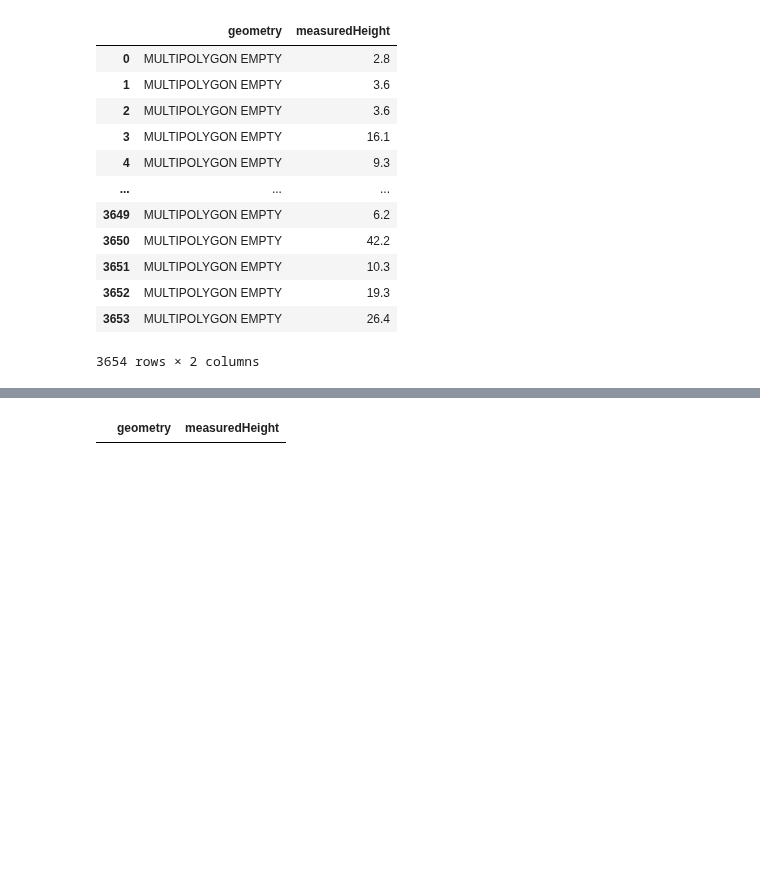
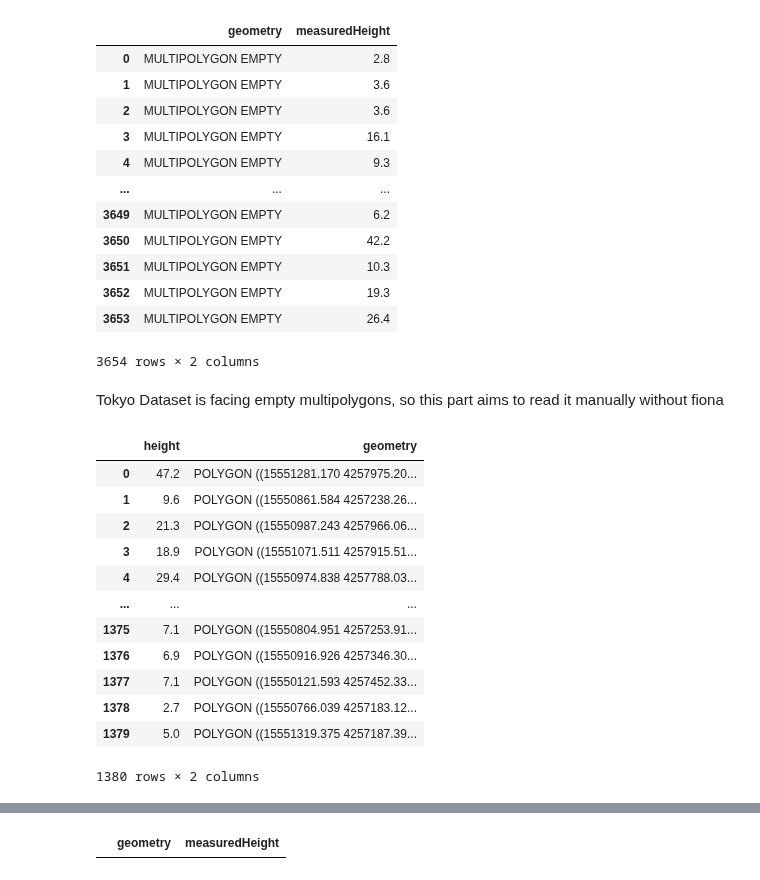
Before and after one commit to LQCHAN022/UMP-estimation, a Jupyter notebook: data_pipeline.ipynb, the cells around one changed output, grey strips where cells are left out. Drawn from its saved outputs; the diff is of its cells as text; code cells hidden in the pictures; blank space fills up the shorter version.

```diff
--- a/data_pipeline.ipynb
+++ b/data_pipeline.ipynb
@@ -270,3 +306,46 @@ problem_gdfs
 | 3652 | MULTIPOLYGON EMPTY | 19.3 |
 | 3653 | MULTIPOLYGON EMPTY | 26.4 |
 3654 rows × 2 columns
+# %% [markdown]
+Tokyo Dataset is facing empty multipolygons, so this part aims to read it manually without fiona
+# %%
+# Manually read the gml as xml and extract the geometry
+doc = xml.dom.minidom.parse("data/13100_tokyo23-ku_2020_citygml_3_2_op/udx/bldg/53394525_bldg_6697_2_op.gml")
+# buildings = doc.getElementsByTagName("bldg:lod1Solid") # This is Plateau dataset specific
+buildings = doc.getElementsByTagName("bldg:Building") # This is Plateau dataset specific
+buildings_coords = [building\
+                    .getElementsByTagName("bldg:lod1Solid")[0]\
+                    .getElementsByTagName("gml:Polygon")[0]\
+                    .getElementsByTagName("gml:posList")[0]\
+                    .childNodes[0]\
+                    .nodeValue.split(" ") for building in buildings]
+# Conversion is done here to preserve the precision due to python rounding shennanigans
+transformer = pyproj.Transformer.from_crs("EPSG:6668", "EPSG:3857")
+buildings_coords = [
+                    [transformer.transform(buildings_coords[bld][i],
+                        buildings_coords[bld][i+1]) for i in range(0, len(buildings_coords[bld]), 3)]
+                    for bld in range(len(buildings_coords))
+                    ]
+geometry = gpd.GeoSeries([shapely.Polygon(coords) for coords in buildings_coords])
+
+# Manually extract the height
+buildings_height = doc.getElementsByTagName("bldg:measuredHeight")
+buildings_height = [float(height.childNodes[0].nodeValue) for height in buildings_height]
+height_series = pd.DataFrame(buildings_height, columns= ["height"])
+
+gdf = gpd.GeoDataFrame(data= height_series, geometry= geometry)
+gdf
+# %% [output]
+|  | height | geometry |
+| 0 | 47.2 | POLYGON ((15551281.170 4257975.20... |
+| 1 | 9.6 | POLYGON ((15550861.584 4257238.26... |
+| 2 | 21.3 | POLYGON ((15550987.243 4257966.06... |
+| 3 | 18.9 | POLYGON ((15551071.511 4257915.51... |
+| 4 | 29.4 | POLYGON ((15550974.838 4257788.03... |
+| ... | ... | ... |
+| 1375 | 7.1 | POLYGON ((15550804.951 4257253.91... |
+| 1376 | 6.9 | POLYGON ((15550916.926 4257346.30... |
+| 1377 | 7.1 | POLYGON ((15550121.593 4257452.33... |
+| 1378 | 2.7 | POLYGON ((15550766.039 4257183.12... |
+| 1379 | 5.0 | POLYGON ((15551319.375 4257187.39... |
+1380 rows × 2 columns
```
Also changed, not shown: parts of 12 cells of this notebook.
